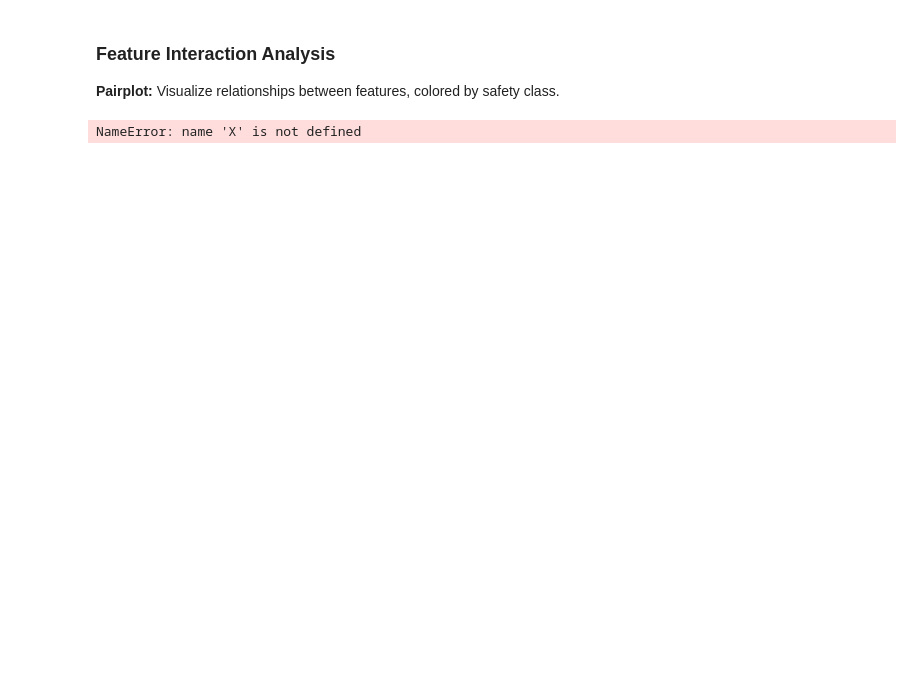
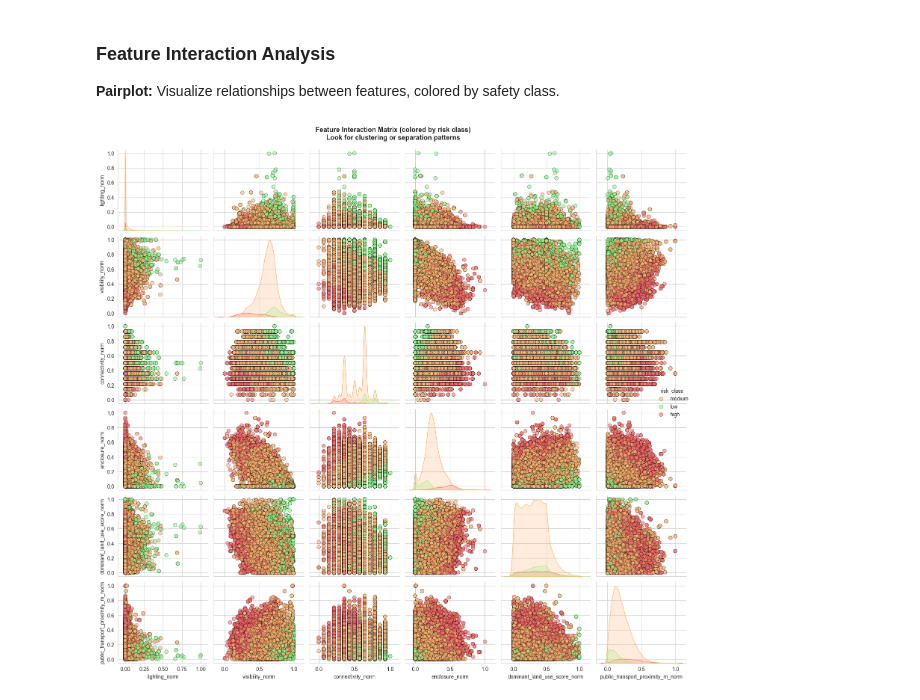
Before and after one commit to modnas-m/MaCAD26-G01-DataEncoding, a Jupyter notebook: notebooks/03_PCA.ipynb, the cells around one changed output. Cells and saved outputs as stored; diff of their text form; code cells hidden in the pictures; blank space fills up the shorter version.

```diff
--- a/notebooks/03_PCA.ipynb
+++ b/notebooks/03_PCA.ipynb
@@ -556,21 +602,32 @@ plt.show()
 # %%
 # Create pairplot
 pairplot_df = X[FEATURE_COLS].copy().reset_index(drop=True)
-pairplot_df['risk_score'] = y.reset_index(drop=True)
 
+# Derive display classes from the numeric risk score if needed
+risk_series = y.reset_index(drop=True)
+if risk_series.dtype == object:
+    pairplot_df['risk_class'] = risk_series.astype(str)
+else:
+    risk_numeric = pd.to_numeric(risk_series, errors='coerce')
+    pairplot_df['risk_class'] = pd.cut(
+        risk_numeric,
+        bins=[-np.inf, 0.33, 0.66, np.inf],
+        labels=['low', 'medium', 'high'],
+        include_lowest=True
+    ).astype(str)
 
 pairplot = sns.pairplot(
     pairplot_df,
-    hue='risk_score',
+    hue='risk_class',
     palette={'low': "#85FF89", 'medium': "#FFB774", 'high': "#FF6C6C"},
     diag_kind='kde',
     plot_kws={'alpha': 0.6, 's': 50, 'edgecolor': 'k', 'linewidth': 0.5},
     height=2.5
 )
 
-pairplot.fig.suptitle('Feature Interaction Matrix (colored by risk score)\nLook for clustering or separation patterns',
+pairplot.fig.suptitle('Feature Interaction Matrix (colored by risk class)\nLook for clustering or separation patterns',
                        fontsize=13, fontweight='bold', y=0.995)
 pairplot.fig.tight_layout()
 plt.show()
 # %% [output]
-NameError: name 'X' is not defined
+[figure, added]
```
Also changed, not shown: parts of 13 cells of this notebook, 6 other files.
